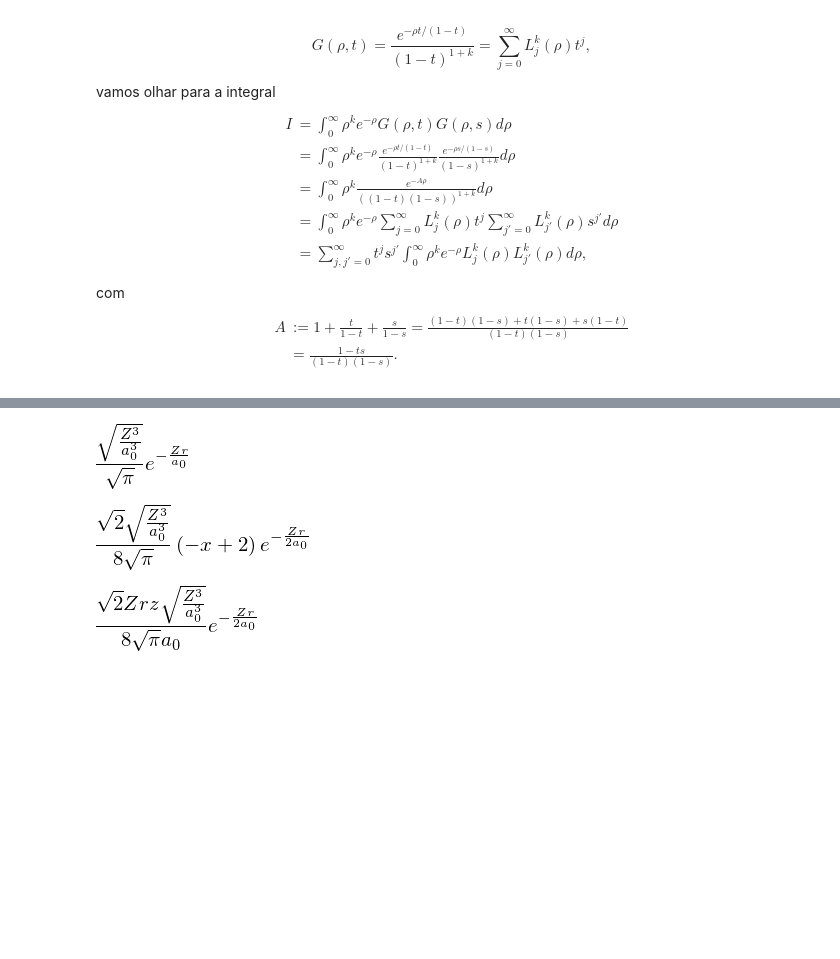
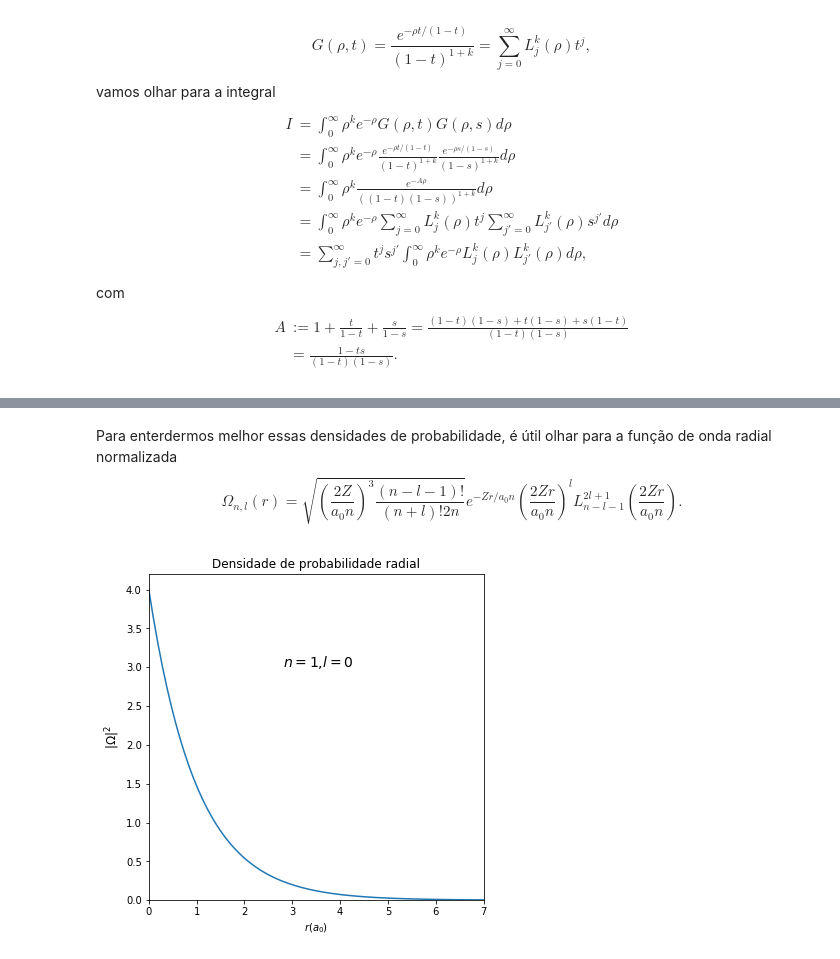
Before and after one commit to jonasmaziero/mecanica_quantica_1900-1925, a Jupyter notebook: 15_hidrogenio.ipynb, the cells around one changed output, grey strips where cells are left out. Drawn from its saved outputs; the diff is of its cells as text; code cells hidden in the pictures; blank space fills up the shorter version.

```diff
--- a/15_hidrogenio.ipynb
+++ b/15_hidrogenio.ipynb
@@ -1153,26 +1238,40 @@ voltaremos, algum dia
+# %% [markdown]
+Para enterdermos melhor essas densidades de probabilidade, é útil olhar para a função de onda radial normalizada
+\begin{equation}
+\Omega_{n,l}(r) = \sqrt{\left(\frac{2Z}{a_{0}n}\right)^{3}\frac{(n-l-1)!}{(n+l)!2n}}e^{-Zr/a_{0}n}\left(\frac{2Zr}{a_{0}n}\right)^{l}L_{n-l-1}^{2l+1}\left(\frac{2Zr}{a_{0}n}\right).
+\end{equation}
 # %%
-def psi(n,l,ml,Z,mu,a0,r,th,ph):
+def psiR(n,l,Z,mu,a0,x): # Função de onda radial
     Psi = sqrt(((2*Z)/(a0*n))**3*(factorial(n-l-1)/(factorial(n+l)*2*n)))
-    Psi *= sqrt(((2*l+1)/(4*pi))*(factorial(l-abs(ml))/factorial(l+abs(ml))))
-    Psi *= exp(-(Z*r)/(a0*n))*((2*Z*r)/(a0*n))**l
-    j = n-l-1; k = 2*l+1#; x = (2*Z*r)/(a0*n);
-    x = symbols('x'); Psi *= rodrigues_laguerre(j,k,x)
-    Psi *= (sin(th)**(abs(ml)))
-    z = symbols('z'); Psi *= legendre_associada(l,ml,z)
-    Psi *= (cos(ml*ph) + 1j*sin(ml*ph))
+    Psi *= exp(-x/2)*x**l; j = n-l-1; k = 2*l+1; Psi *= rodrigues_laguerre(j,k,x)
     return Psi
+#Z,mu,a0,x = symbols('Z mu a0 x'); n,l=2,0; print(psiR(n,l,Z,mu,a0,x))
-# %%
-simplify(psi(1,0,0,Z,mu,a0,r,th,ph)) # n = 1, l = 0, ml = 0
-# %% [output]
-[figure, removed]
-# %%
-simplify(psi(2,0,0,Z,mu,a0,r,th,ph)) # n = 2, l = 0, ml = 0
-# %% [output]
-[figure, removed]
-# %%
-simplify(psi(2,1,0,Z,mu,a0,r,th,ph)) # n = 2, l = 1, ml = 0
-# %% [output]
-[figure, removed]
+# %%
+def psiR_python(n,l,Z,mu,a0,x): # Escreve a função de onda radial normalizada em um código Python
+    f = open("psiRp.py","w"); f.write("import numpy as np \n"); f.write("import math \n"); f.write("\n")
+    f.write("def psi_R(Z,mu,a0,x):\n")
+    f.write("    return "+str(simplify(psiR(n,l,Z,mu,a0,x)))+"\n")
+    f.write("\n"); f.write("def sqrt(x):\n"); f.write("    return np.sqrt(x) \n")
+    f.write("\n"); f.write("def exp(x):\n"); f.write("    return np.exp(x) \n")
+    f.close()
+#Z,mu,a0,x = symbols('Z mu a0 x'); n,l=2,0; psiR_python(n,l,Z,mu,a0,x)
+# %%
+def plot_psiR(n,l):
+    Z=1; a0=1; mu=(me*mp)/(me+mp)
+    N = 300; xmin = 0; xmax = n*7; dx = (xmax-xmin)/N; x = np.zeros(N+1); y = np.zeros(N+1)
+    for j in range(0,N+1):
+        x[j] = xmin + j*dx; x[j]*=((2*Z)/(a0*n)); y[j] = psiRp.psi_R(Z,mu,a0,x[j])**2
+    fig = plt.figure(figsize=(6,6)); plt.plot(x,y)
+    plt.xlabel(r'$r(a_{0})$'); plt.xlim(0,xmax); ymax = np.amax(y); plt.ylim(0,1.05*ymax)
+    plt.ylabel(r'$|\Omega|^{2}$',fontsize=12)
+    plt.annotate(r'$n=$'+str(n)+r',$l=$'+str(l), xy=(0.4*xmax,0.75*ymax), xytext=(0.4*xmax,0.75*ymax), fontsize=14)
+    plt.title('Densidade de probabilidade radial')
+    plt.show()
+# %%
+Z,mu,a0,x = symbols('Z mu a0 x'); psiR_python(n,l,Z,mu,a0,x); import psiRp; importlib.reload(psiRp)
+n,l=1,0; plot_psiR(n,l)
+# %% [output]
+[figure, added]
 # %% [markdown]
 # Exercícios
 
```
Also changed, not shown: parts of 15 cells of this notebook, 3 other files.
